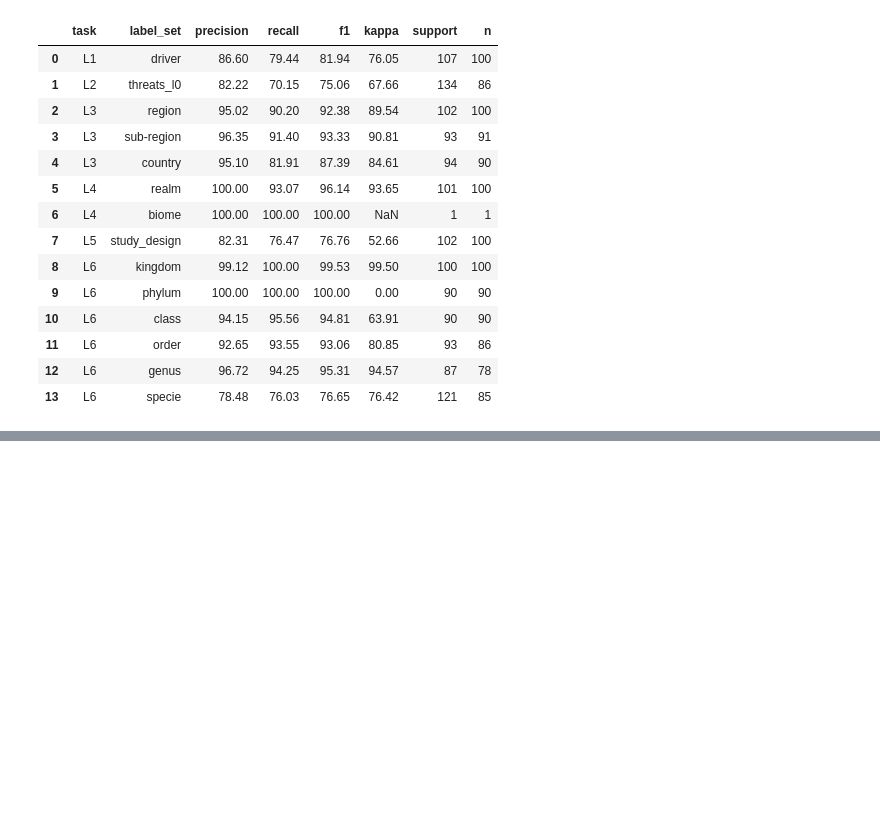
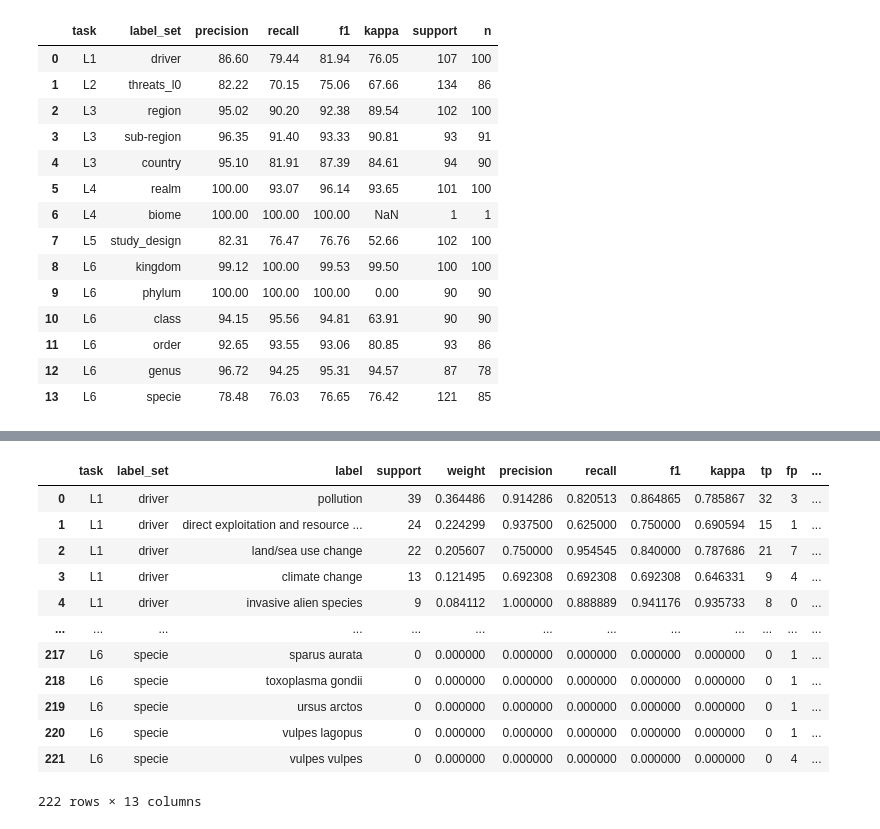
Before and after one commit to hunaindot/biodiversity-change-systematic-map, a Jupyter notebook: notebooks/coding_cc1_manual_baseline.ipynb, the cells around one changed output, grey strips where cells are left out. Saved outputs shown, nothing was run; the diff lists cells and outputs as text; code cells hidden in the pictures; blank space fills up the shorter version.

```diff
--- a/notebooks/coding_cc1_manual_baseline.ipynb
+++ b/notebooks/coding_cc1_manual_baseline.ipynb
@@ -147,0 +189,21 @@ summary.assign(
+# %%
+per_label = pd.DataFrame(
+    per_label_results,
+    columns=["task", "label_set", "label", "support", "weight",
+             "precision", "recall", "f1", "kappa", "tp", "fp", "fn", "n"],
+).sort_values(["task", "label_set", "support"], ascending=[True, True, False]).reset_index(drop=True)
+per_label
+# %% [output]
+|  | task | label_set | label | support | weight | precision | recall | f1 | kappa | tp | fp | ... |
+| 0 | L1 | driver | pollution | 39 | 0.364486 | 0.914286 | 0.820513 | 0.864865 | 0.785867 | 32 | 3 | ... |
+| 1 | L1 | driver | direct exploitation and resource ... | 24 | 0.224299 | 0.937500 | 0.625000 | 0.750000 | 0.690594 | 15 | 1 | ... |
+| 2 | L1 | driver | land/sea use change | 22 | 0.205607 | 0.750000 | 0.954545 | 0.840000 | 0.787686 | 21 | 7 | ... |
+| 3 | L1 | driver | climate change | 13 | 0.121495 | 0.692308 | 0.692308 | 0.692308 | 0.646331 | 9 | 4 | ... |
+| 4 | L1 | driver | invasive alien species | 9 | 0.084112 | 1.000000 | 0.888889 | 0.941176 | 0.935733 | 8 | 0 | ... |
+| ... | ... | ... | ... | ... | ... | ... | ... | ... | ... | ... | ... | ... |
+| 217 | L6 | specie | sparus aurata | 0 | 0.000000 | 0.000000 | 0.000000 | 0.000000 | 0.000000 | 0 | 1 | ... |
+| 218 | L6 | specie | toxoplasma gondii | 0 | 0.000000 | 0.000000 | 0.000000 | 0.000000 | 0.000000 | 0 | 1 | ... |
+| 219 | L6 | specie | ursus arctos | 0 | 0.000000 | 0.000000 | 0.000000 | 0.000000 | 0.000000 | 0 | 1 | ... |
+| 220 | L6 | specie | vulpes lagopus | 0 | 0.000000 | 0.000000 | 0.000000 | 0.000000 | 0.000000 | 0 | 1 | ... |
+| 221 | L6 | specie | vulpes vulpes | 0 | 0.000000 | 0.000000 | 0.000000 | 0.000000 | 0.000000 | 0 | 4 | ... |
+222 rows × 13 columns
```
Also changed, not shown: parts of 12 cells of this notebook, 2 other files.
